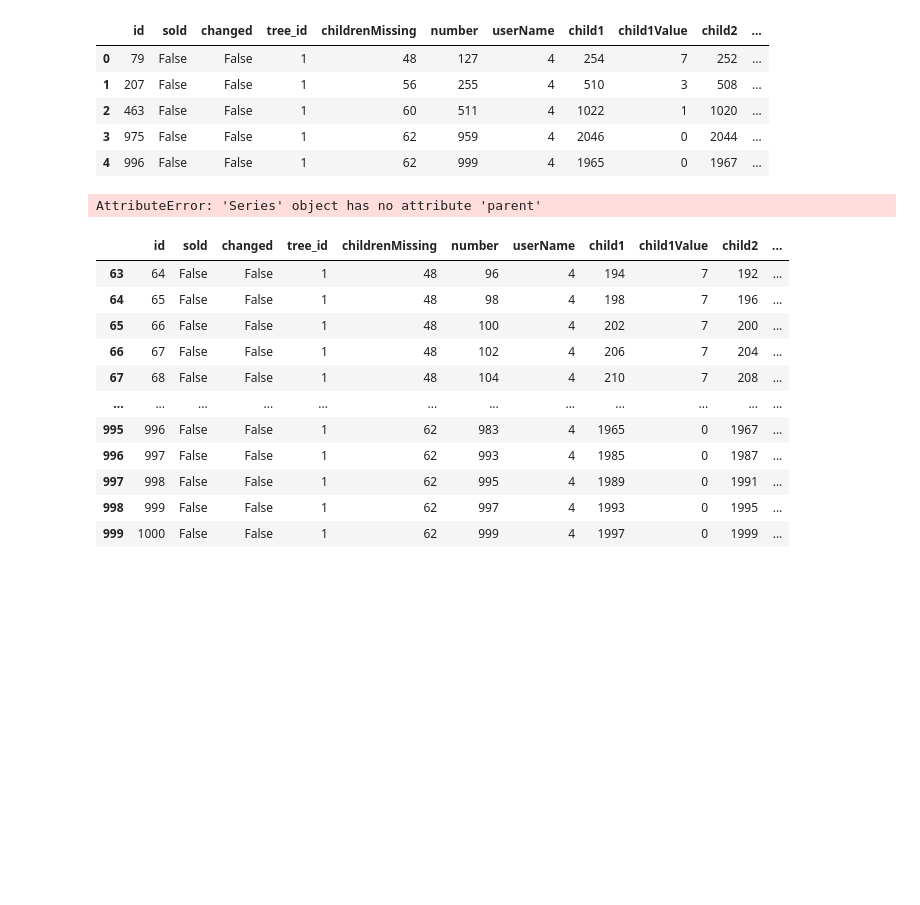
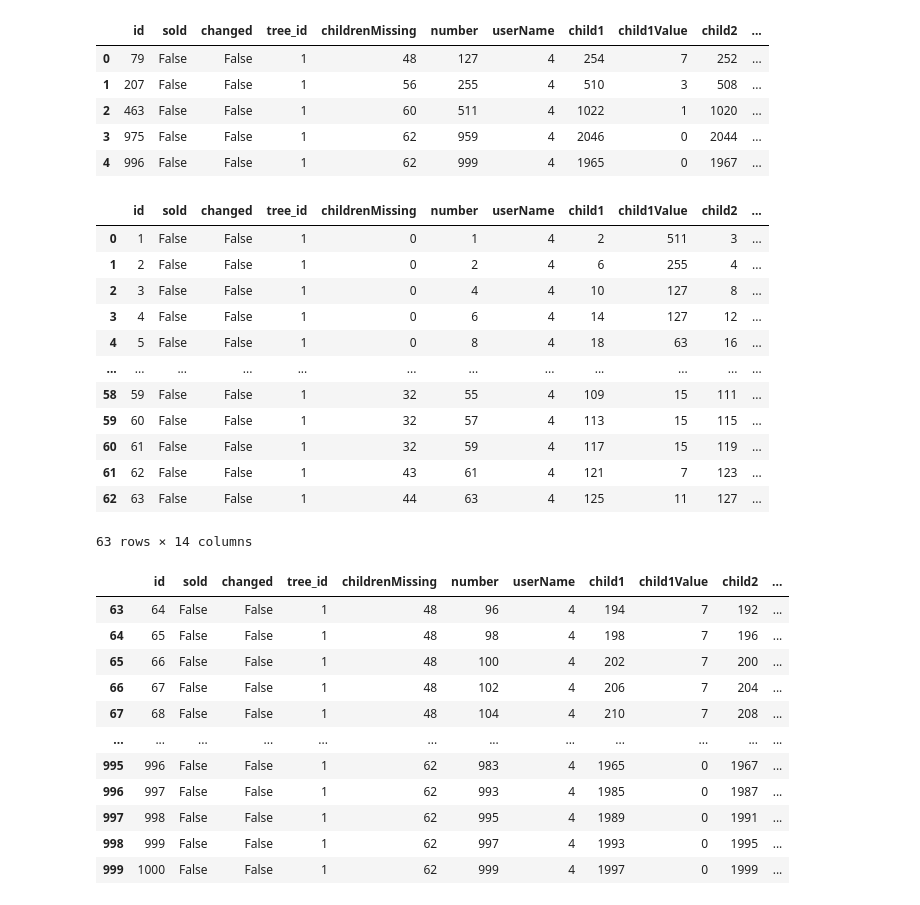
Before and after one commit to Knean/MilosWebsiteDjango, a Jupyter notebook: Django notebook.ipynb, the cells around one changed output. Cells and saved outputs as stored; diff of their text form; code cells hidden in the pictures; blank space fills up the shorter version.

```diff
--- a/Django notebook.ipynb
+++ b/Django notebook.ipynb
@@ -129,10 +130,22 @@ blobFrame
 | 2 | 463 | False | False | 1 | 60 | 511 | 4 | 1022 | 1 | 1020 | ... |
 | 3 | 975 | False | False | 1 | 62 | 959 | 4 | 2046 | 0 | 2044 | ... |
 | 4 | 996 | False | False | 1 | 62 | 999 | 4 | 1965 | 0 | 1967 | ... |
-# %%
-nodeSet.iloc[-1].parent
-# %% [output]
-AttributeError: 'Series' object has no attribute 'parent'
+# %%
+nodeSet
+# %% [output]
+|  | id | sold | changed | tree_id | childrenMissing | number | userName | child1 | child1Value | child2 | ... |
+| 0 | 1 | False | False | 1 | 0 | 1 | 4 | 2 | 511 | 3 | ... |
+| 1 | 2 | False | False | 1 | 0 | 2 | 4 | 6 | 255 | 4 | ... |
+| 2 | 3 | False | False | 1 | 0 | 4 | 4 | 10 | 127 | 8 | ... |
+| 3 | 4 | False | False | 1 | 0 | 6 | 4 | 14 | 127 | 12 | ... |
+| 4 | 5 | False | False | 1 | 0 | 8 | 4 | 18 | 63 | 16 | ... |
+| ... | ... | ... | ... | ... | ... | ... | ... | ... | ... | ... | ... |
+| 58 | 59 | False | False | 1 | 32 | 55 | 4 | 109 | 15 | 111 | ... |
+| 59 | 60 | False | False | 1 | 32 | 57 | 4 | 113 | 15 | 115 | ... |
+| 60 | 61 | False | False | 1 | 32 | 59 | 4 | 117 | 15 | 119 | ... |
+| 61 | 62 | False | False | 1 | 43 | 61 | 4 | 121 | 7 | 123 | ... |
+| 62 | 63 | False | False | 1 | 44 | 63 | 4 | 125 | 11 | 127 | ... |
+63 rows × 14 columns
 # %%
  nodeSet[nodeSet.row > 5]
 # %% [output]
```
Also changed, not shown: parts of 2 cells of this notebook, 2 other files.
